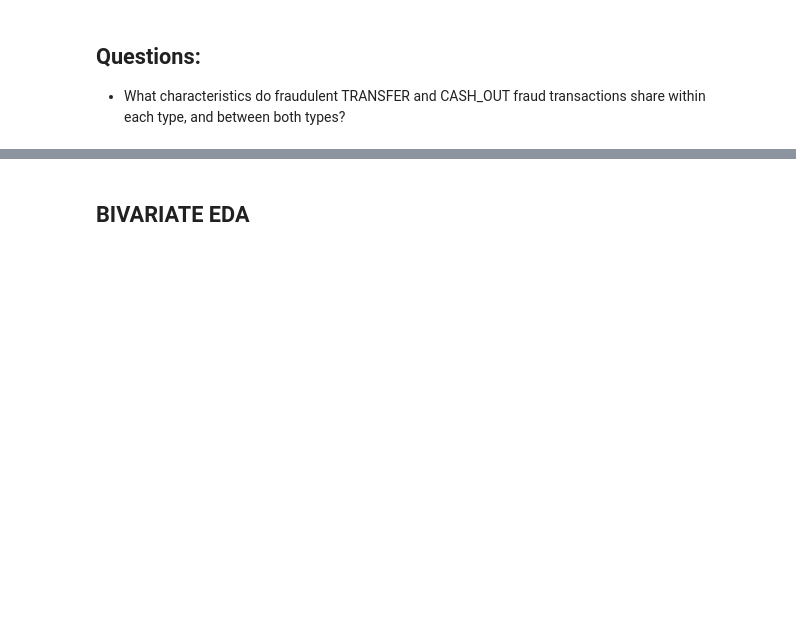
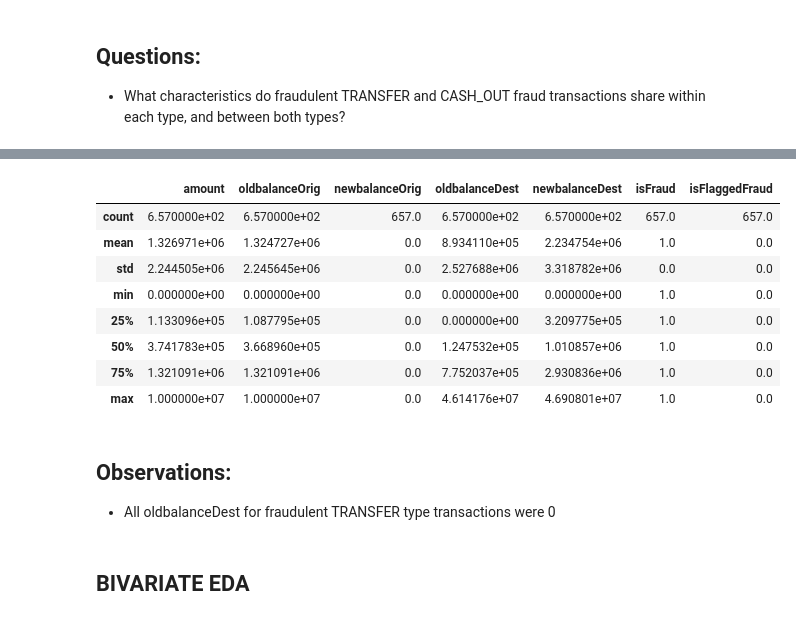
Before and after one commit to tali0n-git/Fraud_Detection, a Jupyter notebook: notebooks/eda.ipynb, the cells around one changed output, grey strips where cells are left out. Saved outputs shown, nothing was run; the diff lists cells and outputs as text; code cells hidden in the pictures; blank space fills up the shorter version.

```diff
--- a/notebooks/eda.ipynb
+++ b/notebooks/eda.ipynb
@@ -579,3 +624,20 @@ fraud_transfers.head()
+# %%
+# Analysis of fraud transactions (CASH_OUT)
+fraud_cash_out = cash_out_trans[cash_out_trans["isFraud"] == True]
+fraud_cash_out.describe()
+# %% [output]
+|  | amount | oldbalanceOrig | newbalanceOrig | oldbalanceDest | newbalanceDest | isFraud | isFlaggedFraud |
+| count | 6.570000e+02 | 6.570000e+02 | 657.0 | 6.570000e+02 | 6.570000e+02 | 657.0 | 657.0 |
+| mean | 1.326971e+06 | 1.324727e+06 | 0.0 | 8.934110e+05 | 2.234754e+06 | 1.0 | 0.0 |
+| std | 2.244505e+06 | 2.245645e+06 | 0.0 | 2.527688e+06 | 3.318782e+06 | 0.0 | 0.0 |
+| min | 0.000000e+00 | 0.000000e+00 | 0.0 | 0.000000e+00 | 0.000000e+00 | 1.0 | 0.0 |
+| 25% | 1.133096e+05 | 1.087795e+05 | 0.0 | 0.000000e+00 | 3.209775e+05 | 1.0 | 0.0 |
+| 50% | 3.741783e+05 | 3.668960e+05 | 0.0 | 1.247532e+05 | 1.010857e+06 | 1.0 | 0.0 |
+| 75% | 1.321091e+06 | 1.321091e+06 | 0.0 | 7.752037e+05 | 2.930836e+06 | 1.0 | 0.0 |
+| max | 1.000000e+07 | 1.000000e+07 | 0.0 | 4.614176e+07 | 4.690801e+07 | 1.0 | 0.0 |
+# %% [markdown]
+## Observations:
+- All oldbalanceDest for fraudulent TRANSFER type transactions were 0
 # %% [markdown]
 ## BIVARIATE EDA
 # %%
```
Also changed, not shown: parts of 9 cells of this notebook, 2 other files.
